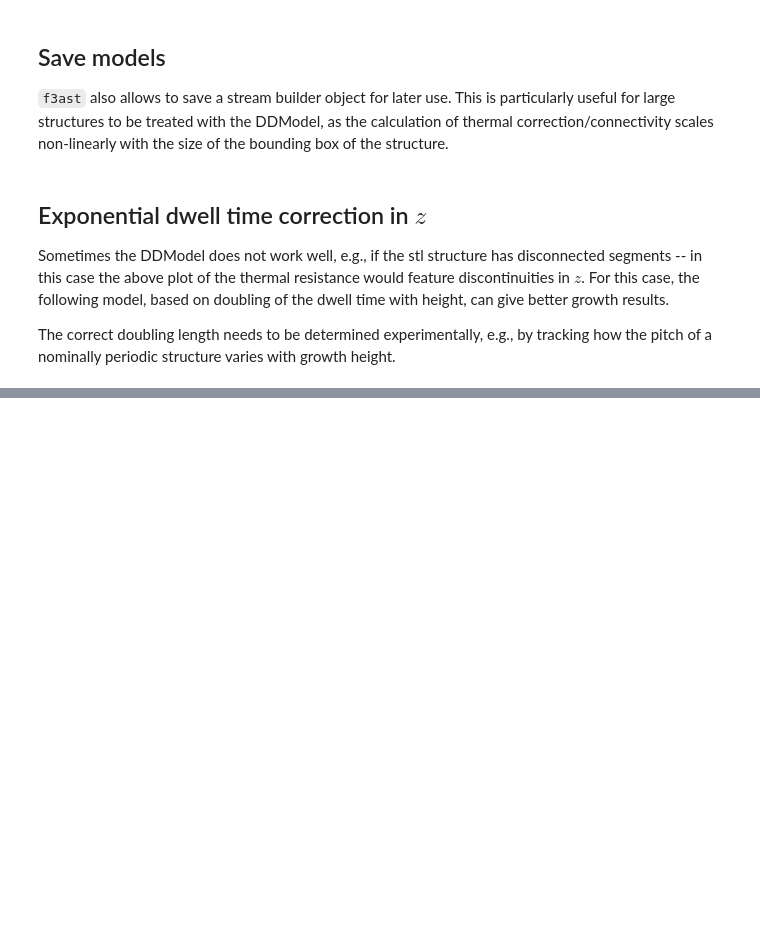
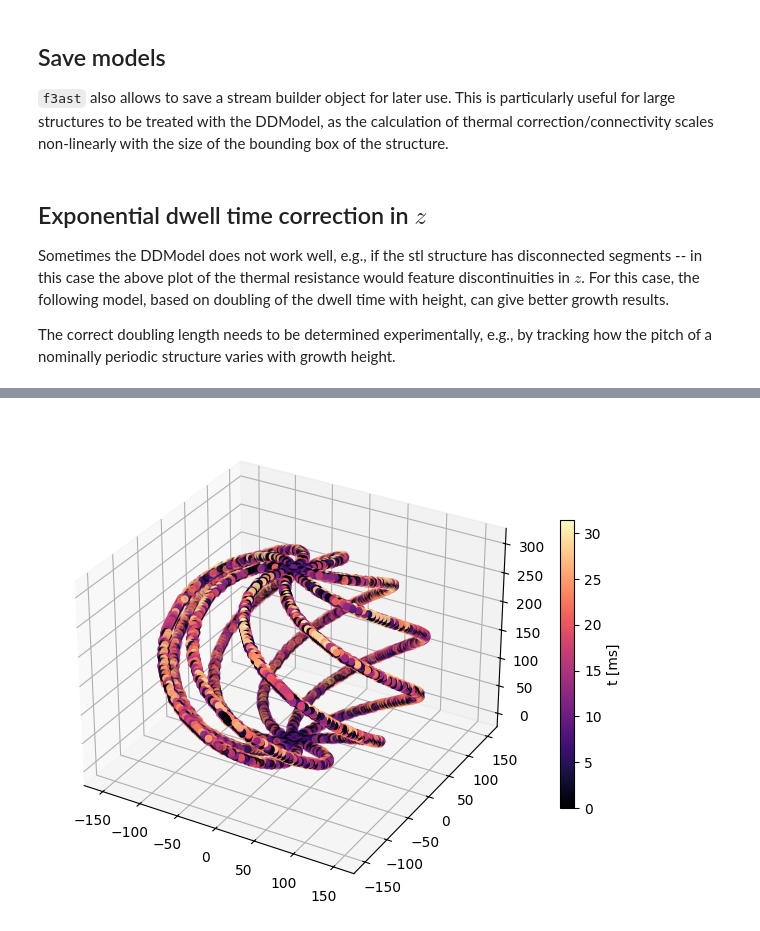
Before and after one commit to Skoricius/f3ast, a Jupyter notebook: examples/building.ipynb, the cells around one changed output, grey strips where cells are left out. Saved outputs shown, nothing was run; the diff lists cells and outputs as text; code cells hidden in the pictures; blank space fills up the shorter version.

```diff
--- a/examples/building.ipynb
+++ b/examples/building.ipynb
@@ -13,21 +13,17 @@ settings = f3ast.load_settings()
 
 # or settings can be defined manually in a dictionary:
 settings = {}
-settings['structure'] = {
-    'pitch': 3,  # in nm
-    'fill': False
+settings["structure"] = {"pitch": 3, "fill": False}  # in nm
+settings["stream_builder"] = {
+    "addressable_pixels": [65536, 56576],
+    "max_dwt": 5,  # in ms
+    "cutoff_time": 0.01,  # in ms, for faster exporting: remove dwells below cutoff time
+    "screen_width": 10.2e3,  # in nm, horizontal screen width / field of view
+    # 'serpentine' or 'serial', scanning order between slices
+    "scanning_order": "serpentine",
 }
-settings['stream_builder'] = {
-    'addressable_pixels': [65536, 56576],
-    'max_dwt': 5,  # in ms
-    'cutoff_time': 0.01,  # in ms, for faster exporting: remove dwells below cutoff time
-    'screen_width': 10.2e3,  # in nm, horizontal screen width / field of view
-    # 'serpentine' or 'serial', scanning order between slices
-    'scanning_order': 'serpentine'
-}
-settings['dd_model'] = {
-    'single_pixel_width': 50  # pixel size for thermal resistance
-}
+# pixel size for thermal resistance
+settings["dd_model"] = {"single_pixel_width": 50}
 # %% [markdown]
 ## Import and modify `stl` structure
 # %%
@@ -149,15 +133,19 @@ Sometimes the DDModel does not work well, e.g., if the stl structure has disconn
 
 The correct doubling length needs to be determined experimentally, e.g., by tracking how the pitch of a nominally periodic structure varies with growth height.
 # %%
-from f3ast.stream_builder import stream_exp_correction_with_z
+from f3ast.deposit_model import HeightCorrectionModel
 
 # settings are mandatory to be defined
 GR0 = 50e-3 # in um/s, base growth rate (at bottom)
 doubling_length = 1000. # innm, doubling length of dwell time
 sigma = 4.2 # in nm, deposit size
+model = HeightCorrectionModel(struct, GR0, sigma, doubling_length)
 
-%time stream_builder, dwell_solver = stream_exp_correction_with_z(struct, settings, GR0=GR0, doubling_length=doubling_length, sigma=sigma)
+%time stream_builder, dwell_solver = f3ast.StreamBuilder.from_model(model, **settings['stream_builder'])
+dwell_solver.print_total_time()
 
+# inspect dwells
+ax, sc = dwell_solver.show_solution()
 # export and inspection is the same as for the examples above
 # %% [output]
 Solving for dwells...
@@ -166,0 +156 @@ Wall time: 1.36 s
+[figure, added]
```
Also changed, not shown: parts of 8 cells of this notebook.
